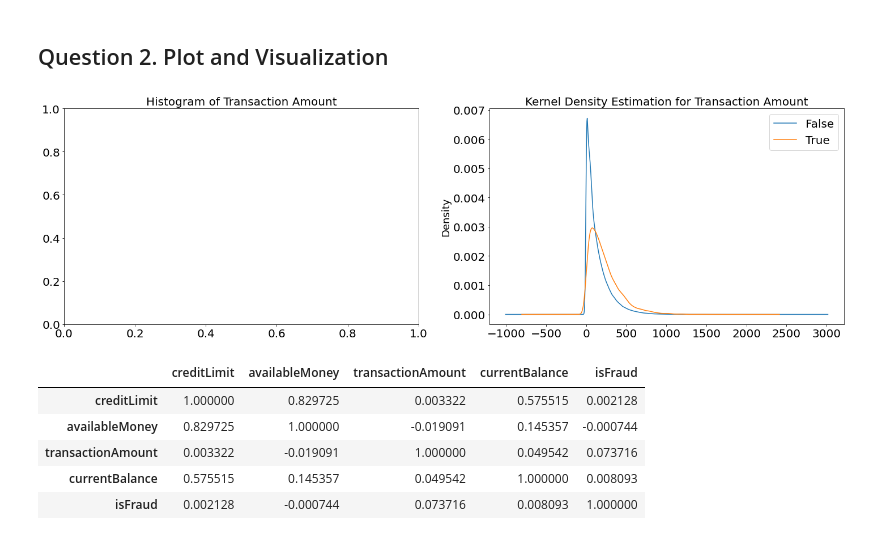
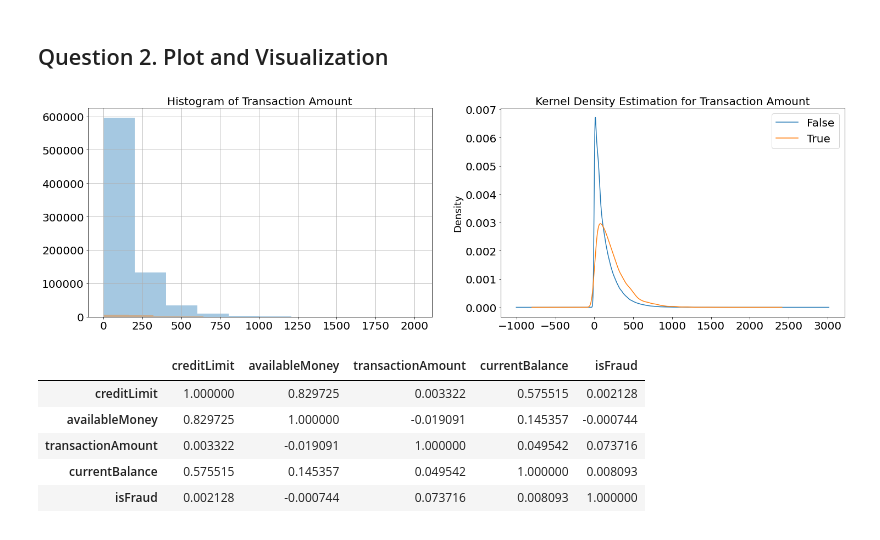
Before and after one commit to cuongtran-syr/fraud-detection, a Jupyter notebook: notebooks/exploration/1_Init_Exploration_Load_Plot_Data.ipynb, the cells around one changed output. Saved outputs shown, nothing was run; the diff lists cells and outputs as text; code cells hidden in the pictures.

```diff
--- a/notebooks/exploration/1_Init_Exploration_Load_Plot_Data.ipynb
+++ b/notebooks/exploration/1_Init_Exploration_Load_Plot_Data.ipynb
@@ -70,16 +70,10 @@ for col in pd00.columns.tolist():
         remove_cols.append(col) # also remove column when there is  either : have a value that occurs more than 95%
                                                                             # or have a single unique value
 
-
-    if (col not in remove_cols) & is_string_dtype(pd00[col]):
-        cat_cols.append(col) # append categorical column to the list
-
-
     print('data type = {}, num unique = {}, num null = {}'.format(data_type, num_unique, num_null))
     if is_numeric_dtype(pd00[col]):
         print('max = {}, min = {}'.format(pd00[col].max(), pd00[col].min()))
-        if col not in remove_cols:
-            numeric_cols.append(col)
+
 
     print('------------------------------------------------')
 # %% [output]
@@ -131,26 +128,25 @@ pickle.dump(feat_dict, open(WORK_PATH + "/results/features_category.pkl" ,"wb"))
 # %%
 
 fig, axs = plt.subplots(figsize = (15, 7), ncols=2)
 
 pd00.groupby("isFraud").transactionAmount.plot(kind='kde', ax=axs[1])
-#pd00.groupby("isFraud").transactionAmount.hist(alpha=0.4, ax=axs[0],label='yes')
-#axs[0].hist(pd00[pd00['isFraud']==1][''])
+pd00.groupby("isFraud").transactionAmount.hist(alpha=0.4, ax=axs[0],label='yes')
 for i in range(2):
     axs[i].tick_params(axis="x", labelsize=20)
     axs[i].tick_params(axis="y", labelsize=20)
     #axs[i].legend(fontsize = 20)
 axs[0].set_title('Histogram of Transaction Amount',fontsize= 20)
 axs[1].set_title('Kernel Density Estimation for Transaction Amount', fontsize= 20)
 #axs[0].set_yscale('log')
 axs[1].set_ylabel('Density', fontsize = 18)
 plt.legend(fontsize = 20)
 plt.subplots_adjust(right=1.4)
 plt.show()
 
 # The PLOT shows that a positive correlation between transaction amount with label Fraud
 # i.e The higher the transaction amount, the more likely it is a fraud transaction !
 # %% [output]
-[figure, old version]
+[figure, new version]
 # %%
 # Spearman Correlation between some numeric  columns
 # There are several ways to capture dependency between two variables
```
Also changed, not shown: parts of 2 cells of this notebook, 7 other files.
